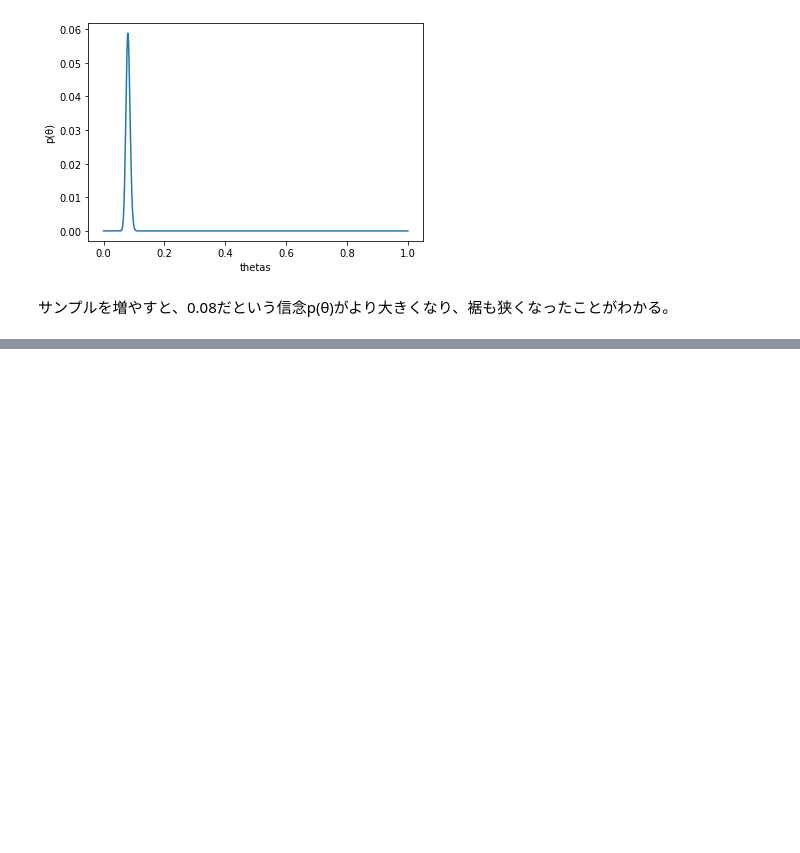
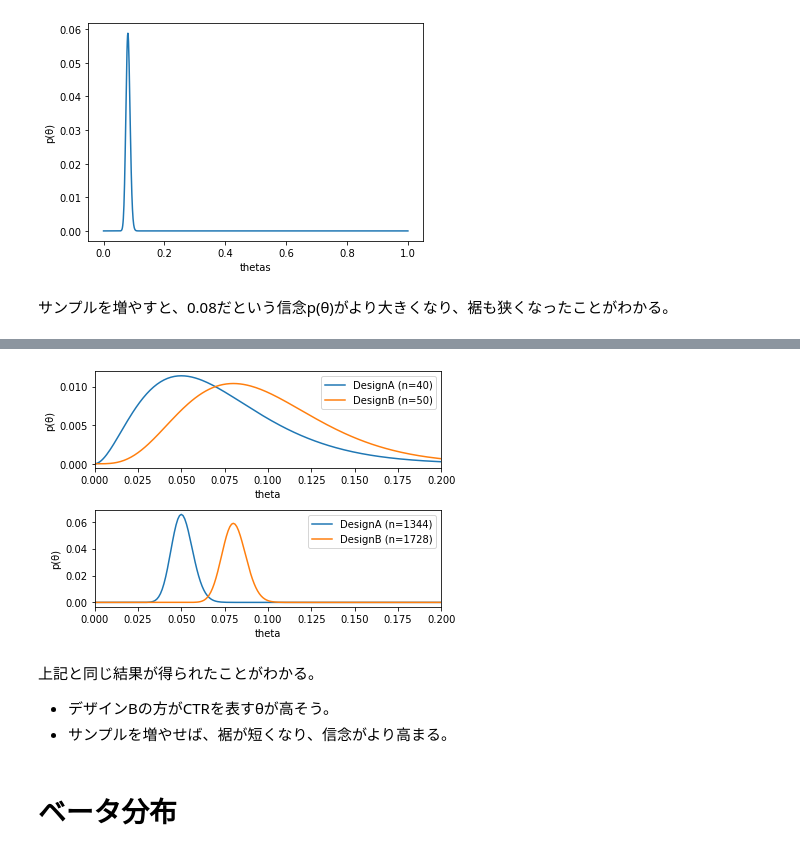
Before and after one commit to ikki02/Python, a Jupyter notebook: DataScience/web_optimization_ml/ベイズアップデート.ipynb, the cells around one changed output, grey strips where cells are left out. Cells and saved outputs as stored; diff of their text form; code cells hidden in the pictures; blank space fills up the shorter version.

```diff
--- a/DataScience/web_optimization_ml/ベイズアップデート.ipynb
+++ b/DataScience/web_optimization_ml/ベイズアップデート.ipynb
@@ -160,0 +172,40 @@ plt.show()
+# %%
+# 尤度関数について、ベルヌーイ分布を表す関数を、二項分布に置き換える。
+likelihood = lambda a, N: thetas ** a * (1 - thetas) ** (N - a)
+# %%
+# 事後分布の計算式を修正する
+def posterior(a, N, prior):
+    lp = likelihood(a, N) * prior
+    return lp / lp.sum()
+# %%
+# 事前分布はこれまで同様一様分布から始めよう。
+prior = 1 / len(thetas)
+
+# デザインA/BのCTRであるθの事後分布を推論
+plt.subplot(2, 1, 1)
+plt.plot(thetas, posterior(2, 40, prior), label='DesignA (n=40)')
+plt.plot(thetas, posterior(4, 50, prior), label='DesignB (n=50)')
+plt.xlabel('theta')
+plt.ylabel('p(θ)')
+plt.xlim(0, 0.2)
+plt.legend()
+
+# デザインA/BのCTRであるθの事後分布を推論（サンプル追加）
+plt.subplot(2, 1, 2)
+plt.plot(thetas, posterior(64, 1280, prior), label='DesignA (n=1344)')
+plt.plot(thetas, posterior(128, 1600, prior), label='DesignB (n=1728)')
+plt.xlabel('theta')
+plt.ylabel('p(θ)')
+plt.xlim(0, 0.2)
+plt.legend()
+
+plt.tight_layout()
+plt.show()
+# %% [output]
+[figure, added]
+# %% [markdown]
+上記と同じ結果が得られたことがわかる。
+- デザインBの方がCTRを表すθが高そう。
+- サンプルを増やせば、裾が短くなり、信念がより高まる。
+# %% [markdown]
+# ベータ分布
```
Also changed, not shown: parts of 10 cells of this notebook, 1 other file.
